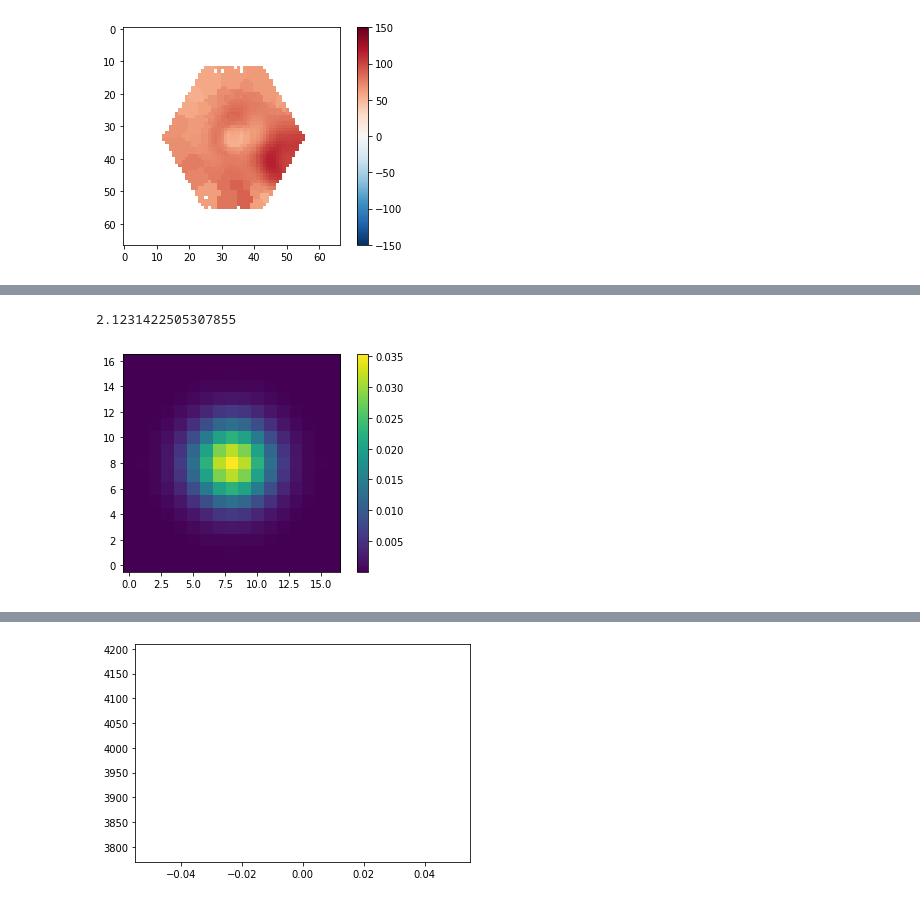
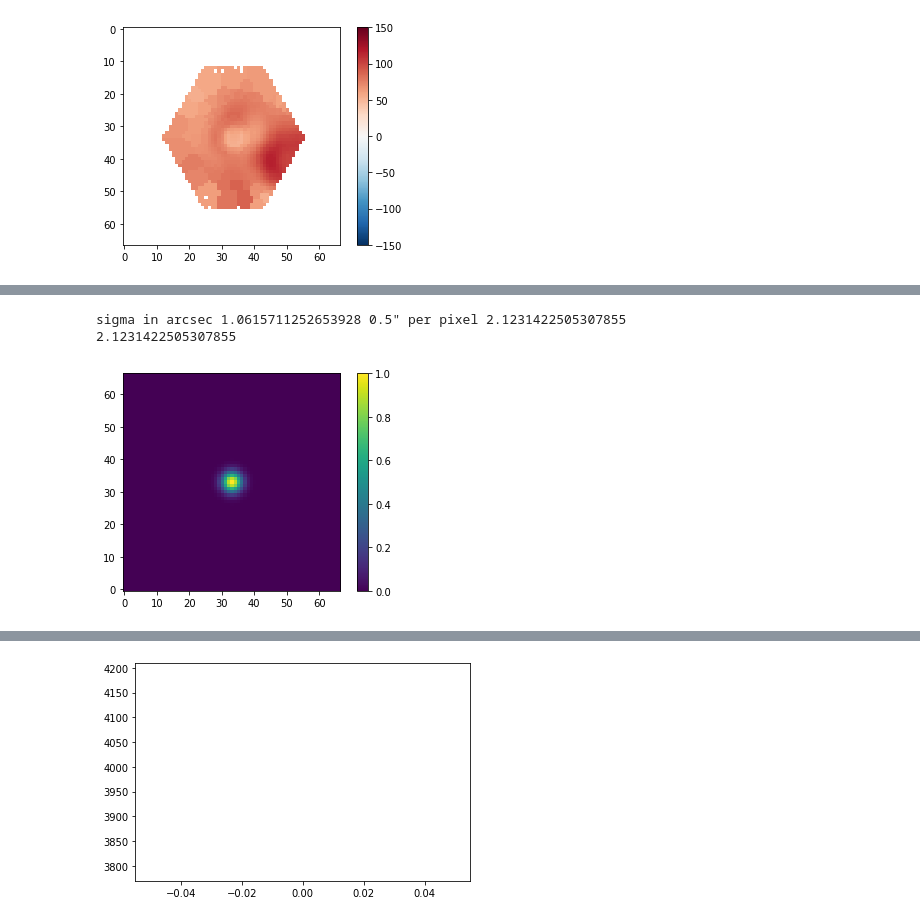
Before and after one commit to beckynevin/AGN_Subtraction, a Jupyter notebook: AGN_Sub.ipynb, the cells around one changed output, grey strips where cells are left out. Drawn from its saved outputs; the diff is of its cells as text; code cells hidden in the pictures.

```diff
--- a/AGN_Sub.ipynb
+++ b/AGN_Sub.ipynb
@@ -305,29 +271,30 @@ f = 0.454
 # %%
 # Then, spread the light out according to the brightness of the PSF at that location.
 from astropy.cosmology import WMAP9 as cosmo
 from astropy.convolution import Gaussian2DKernel
 import matplotlib
 
 CAMERA0=mcrx[25+view]#25
 pixelscale=CAMERA0.header['CD1_1']
-sigma = 2.5/2.355 #seeing is 2.5"
-# the spaxels are spaced by 0.5", so sigma is 5 pixels
-
+sigma = 2.5/2.355 #seeing is 2.5" FWHM, meaning that sigma is this many arcsec
+# the spaxels are spaced by 0.5"/pix, so sigma is 5 pixels
+print('sigma in arcsec', sigma, '0.5" per pixel', sigma/0.5)
 kpc_arcmin=cosmo.kpc_proper_per_arcmin(0.03)
 
-kernel_sigma_pix = 5/2.355
+kernel_sigma_pix = sigma/0.5
 #(sigma*(kpc_arcmin.value/60))/pixelscale
 
 print(kernel_sigma_pix)
 
 
-gaussian_2D_kernel = Gaussian2DKernel(kernel_sigma_pix)
-plt.imshow(gaussian_2D_kernel, interpolation='none', origin='lower')
+kernel = np.outer(signal.gaussian(67,kernel_sigma_pix), signal.gaussian(67, kernel_sigma_pix))
+plt.imshow(kernel, interpolation='none', origin='lower')
 plt.colorbar()
 plt.show()
 # %% [output]
+sigma in arcsec 1.0615711252653928 0.5" per pixel 2.1231422505307855
 2.1231422505307855
-[figure, old version]
+[figure, new version]
 # %%
 # Multiplication technique, first convolve so that the kernel is the proper size at one wavelength channel
 empty_gal = np.zeros((np.shape(small[0].data)[0], np.shape(small[0].data)[1], np.shape(small[0].data)[2]))
```
Also changed, not shown: parts of 25 cells of this notebook.
